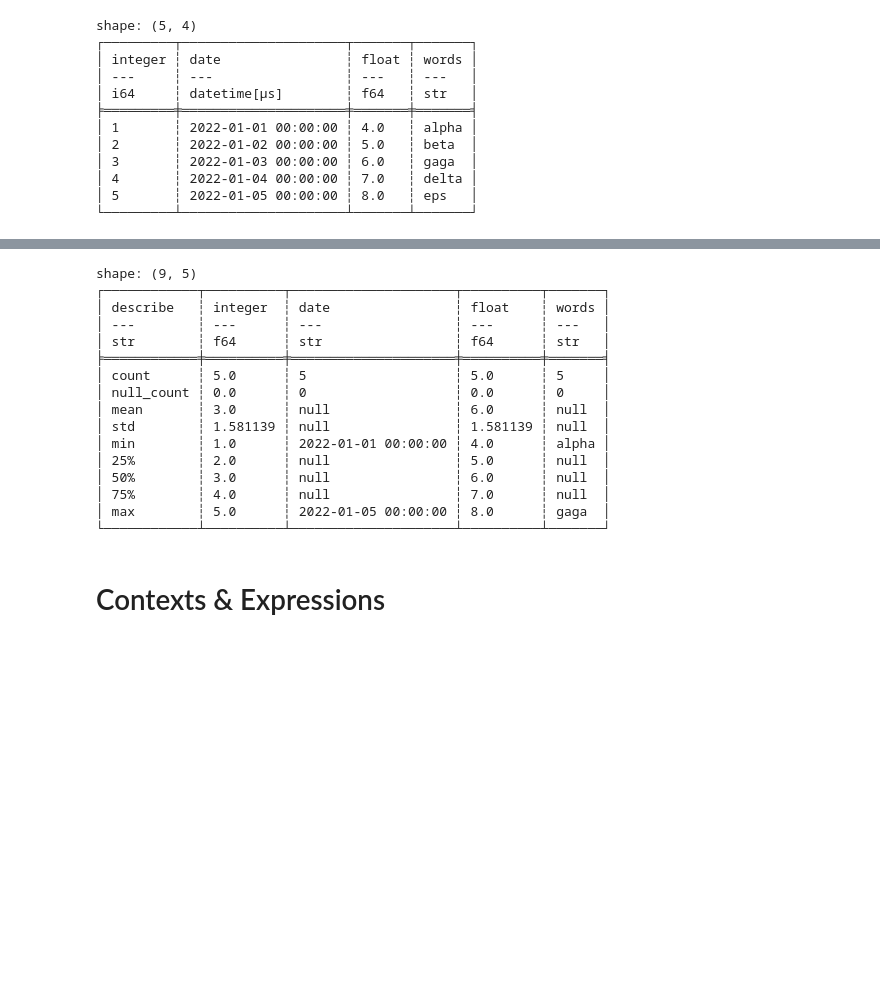
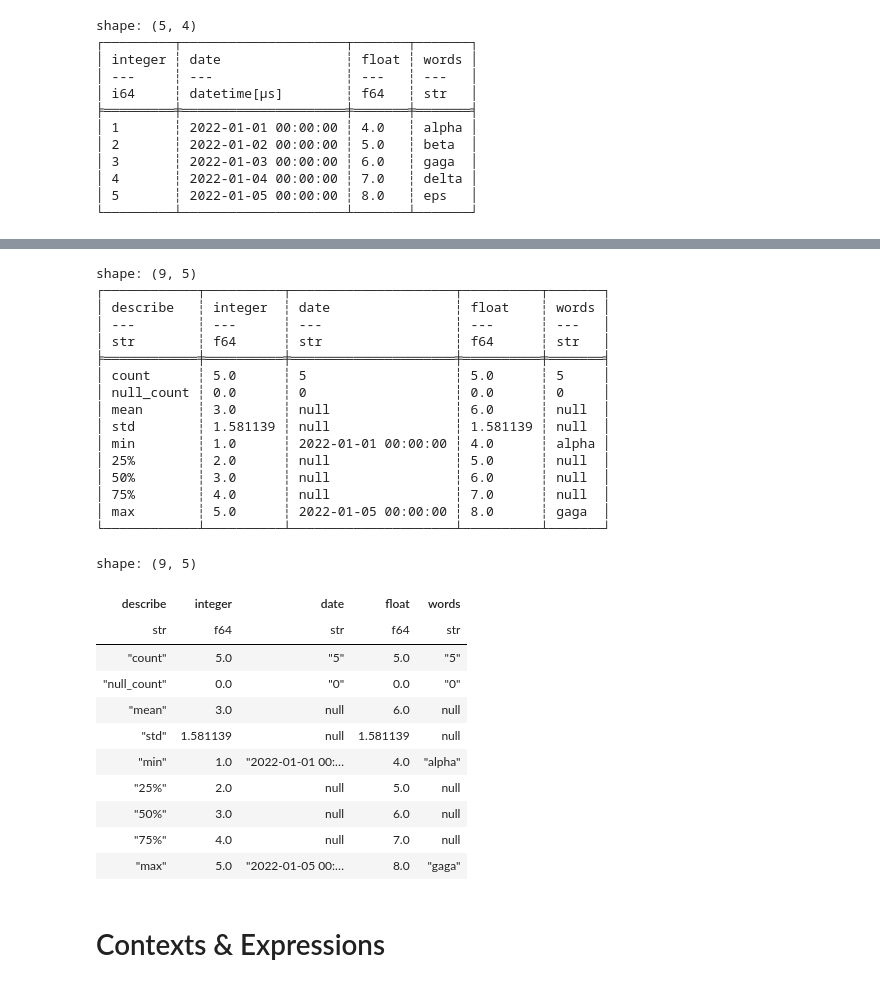
Before and after one commit to ethanmsl/polar-jupyter, a Jupyter notebook: notebooks/polars-local.ipynb, the cells around one changed output, grey strips where cells are left out. Cells and saved outputs as stored; diff of their text form; code cells hidden in the pictures; blank space fills up the shorter version.

```diff
--- a/notebooks/polars-local.ipynb
+++ b/notebooks/polars-local.ipynb
@@ -130,24 +169,24 @@ polars.dataframe.frame.DataFrame
 # %% [markdown]
 ### Some Data to Look at
 # %%
-from datetime import datetime
+import pendulum
 
-for_desc_df = pl.DataFrame(
+dfd = pl.DataFrame(
     {
         "integer": [1, 2, 3, 4, 5],
         "date": [
-            datetime(2022, 1, 1),
-            datetime(2022, 1, 2),
-            datetime(2022, 1, 3),
-            datetime(2022, 1, 4),
-            datetime(2022, 1, 5),
+            pendulum.datetime(2022, 1, 1),
+            pendulum.datetime(2022, 1, 2),
+            pendulum.datetime(2022, 1, 3),
+            pendulum.datetime(2022, 1, 4),
+            pendulum.datetime(2022, 1, 5),
         ],
         "float": [4.0, 5.0, 6.0, 7.0, 8.0],
         "words": ["alpha", "beta", "gaga", "delta", "eps"],
     },
 )
 
-print(for_desc_df)
+print(dfd)
 # %% [output]
 shape: (5, 4)
 ┌─────────┬─────────────────────┬───────┬───────┐
@@ -185,23 +224,36 @@ shape: (2, 4)
 └─────────┴─────────────────────┴───────┴───────┘
 # %%
-print(for_desc_df.describe())
+print(dfd.describe())
+dfd.describe()
 # %% [output]
 shape: (9, 5)
 ┌────────────┬──────────┬─────────────────────┬──────────┬───────┐
 │ describe   ┆ integer  ┆ date                ┆ float    ┆ words │
 │ ---        ┆ ---      ┆ ---                 ┆ ---      ┆ ---   │
 │ str        ┆ f64      ┆ str                 ┆ f64      ┆ str   │
 ╞════════════╪══════════╪═════════════════════╪══════════╪═══════╡
 │ count      ┆ 5.0      ┆ 5                   ┆ 5.0      ┆ 5     │
 │ null_count ┆ 0.0      ┆ 0                   ┆ 0.0      ┆ 0     │
 │ mean       ┆ 3.0      ┆ null                ┆ 6.0      ┆ null  │
 │ std        ┆ 1.581139 ┆ null                ┆ 1.581139 ┆ null  │
 │ min        ┆ 1.0      ┆ 2022-01-01 00:00:00 ┆ 4.0      ┆ alpha │
 │ 25%        ┆ 2.0      ┆ null                ┆ 5.0      ┆ null  │
 │ 50%        ┆ 3.0      ┆ null                ┆ 6.0      ┆ null  │
 │ 75%        ┆ 4.0      ┆ null                ┆ 7.0      ┆ null  │
 │ max        ┆ 5.0      ┆ 2022-01-05 00:00:00 ┆ 8.0      ┆ gaga  │
 └────────────┴──────────┴─────────────────────┴──────────┴───────┘
+shape: (9, 5)
+| describe | integer | date | float | words |
+| str | f64 | str | f64 | str |
+| "count" | 5.0 | "5" | 5.0 | "5" |
+| "null_count" | 0.0 | "0" | 0.0 | "0" |
+| "mean" | 3.0 | null | 6.0 | null |
+| "std" | 1.581139 | null | 1.581139 | null |
+| "min" | 1.0 | "2022-01-01 00:… | 4.0 | "alpha" |
+| "25%" | 2.0 | null | 5.0 | null |
+| "50%" | 3.0 | null | 6.0 | null |
+| "75%" | 4.0 | null | 7.0 | null |
+| "max" | 5.0 | "2022-01-05 00:… | 8.0 | "gaga" |
 # %% [markdown]
 # Contexts & Expressions
 # %%
```
Also changed, not shown: parts of 28 cells of this notebook.
